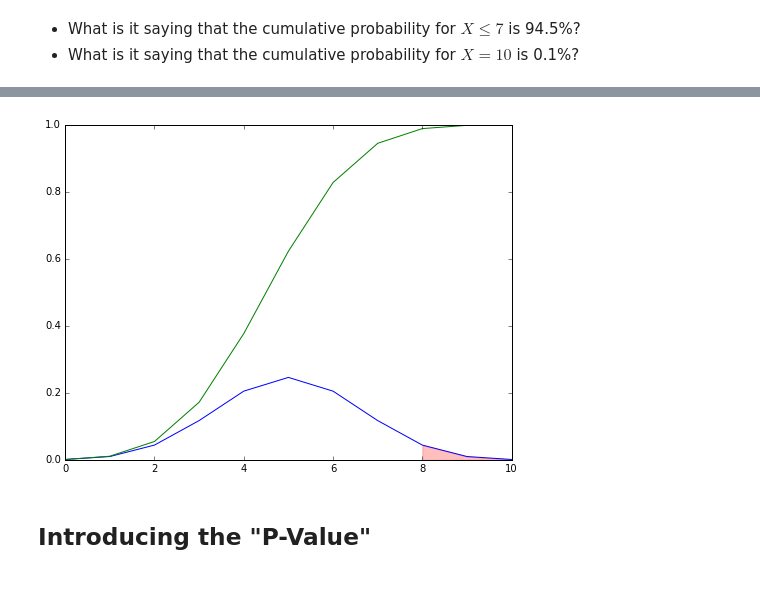
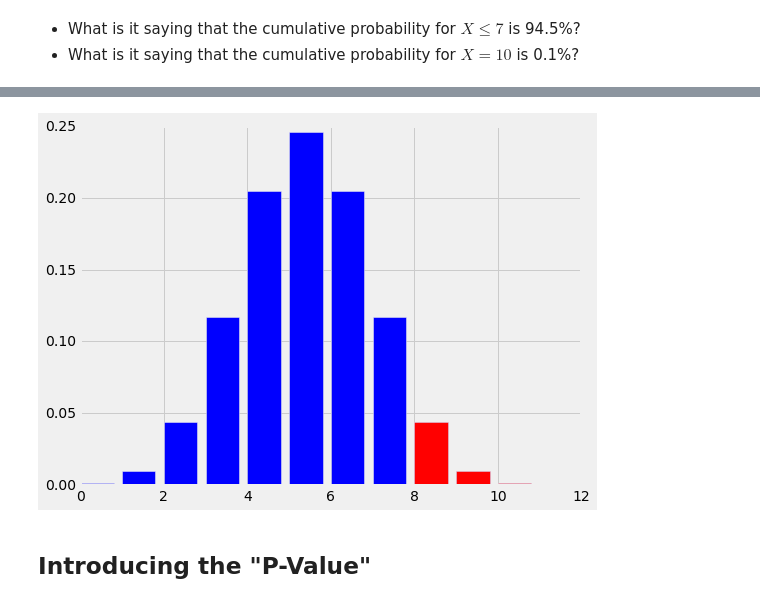
Before and after one commit to johnjfox/Analytic_Enterprise, a Jupyter notebook: notebooks/03a_Lady_Tasting_Tea.ipynb, the cells around one changed output, grey strips where cells are left out. Drawn from its saved outputs; the diff is of its cells as text; code cells hidden in the pictures.

```diff
--- a/notebooks/03a_Lady_Tasting_Tea.ipynb
+++ b/notebooks/03a_Lady_Tasting_Tea.ipynb
@@ -50,7 +50,10 @@ The probability distribution we just derived by flipping coins is called the **B
 from math import factorial
 import pandas as pd
 import numpy as np
+import matplotlib as mpl
 import matplotlib.pyplot as plt
+
+mpl.style.use('fivethirtyeight')
 # %% [markdown]
 ## The Computation
 # %% [markdown]
@@ -121,13 +129,13 @@ plt.plot(guess_cum)
 # %%
 # plot the results
 plt.figure(figsize=(8,6))
 
 # this time, I also want the filled area corresponding to the p-value
-plt.fill_between(range(8,11),guess[-3:], color='r', alpha =0.25);
-plt.plot(guess);
-plt.plot(guess_cum);
+plt.bar(range(num_flips+1),guess);
+# plt.step(range(num_flips+1),guess_cum, where='post');
+plt.bar(range(8,11),guess[8:11],color='r');
 # %% [output]
-[figure, old version]
+[figure, new version]
 # %% [markdown]
 ## Introducing the "P-Value"
 # %%
```
Also changed, not shown: parts of 3 cells of this notebook, 8 other files.
